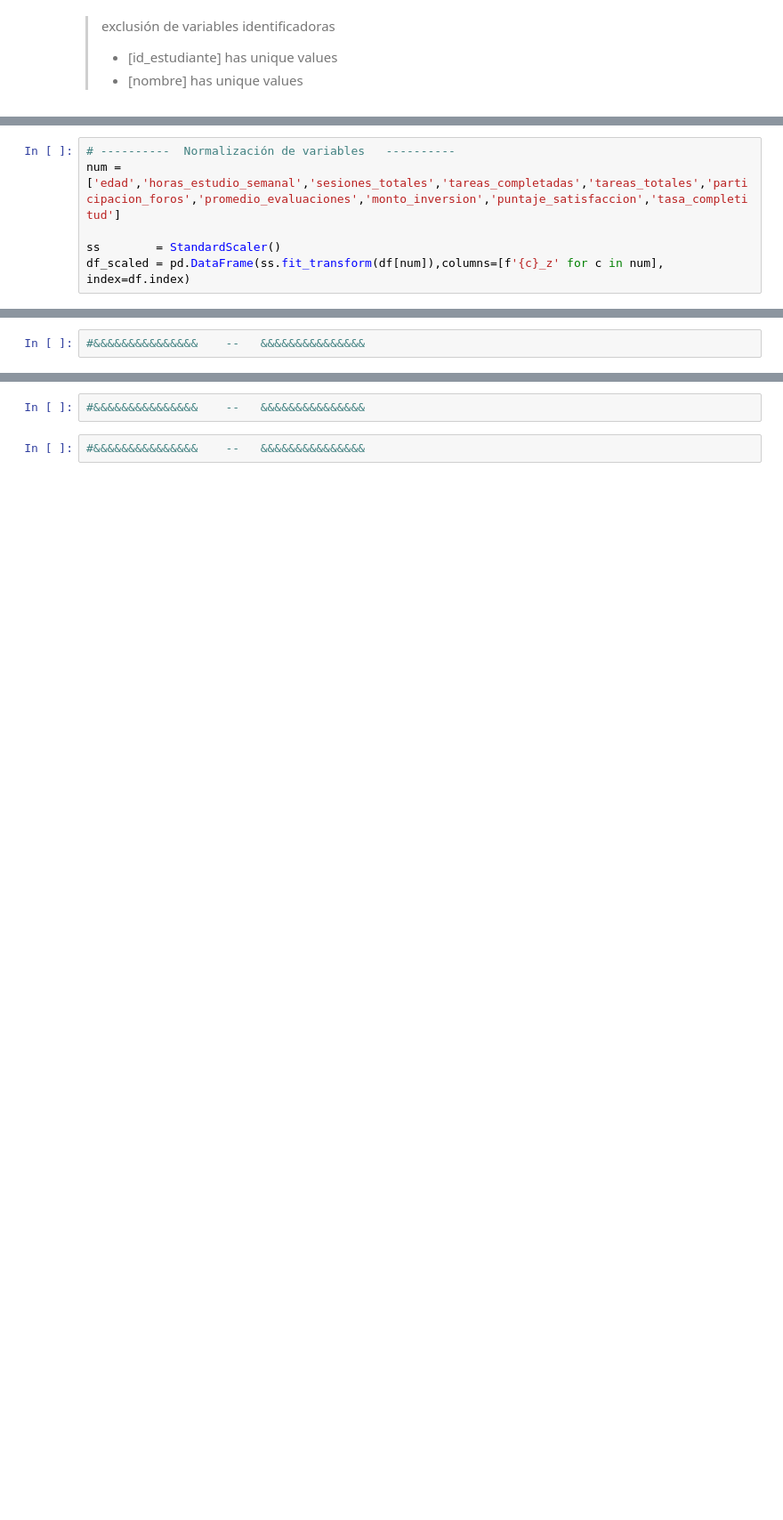
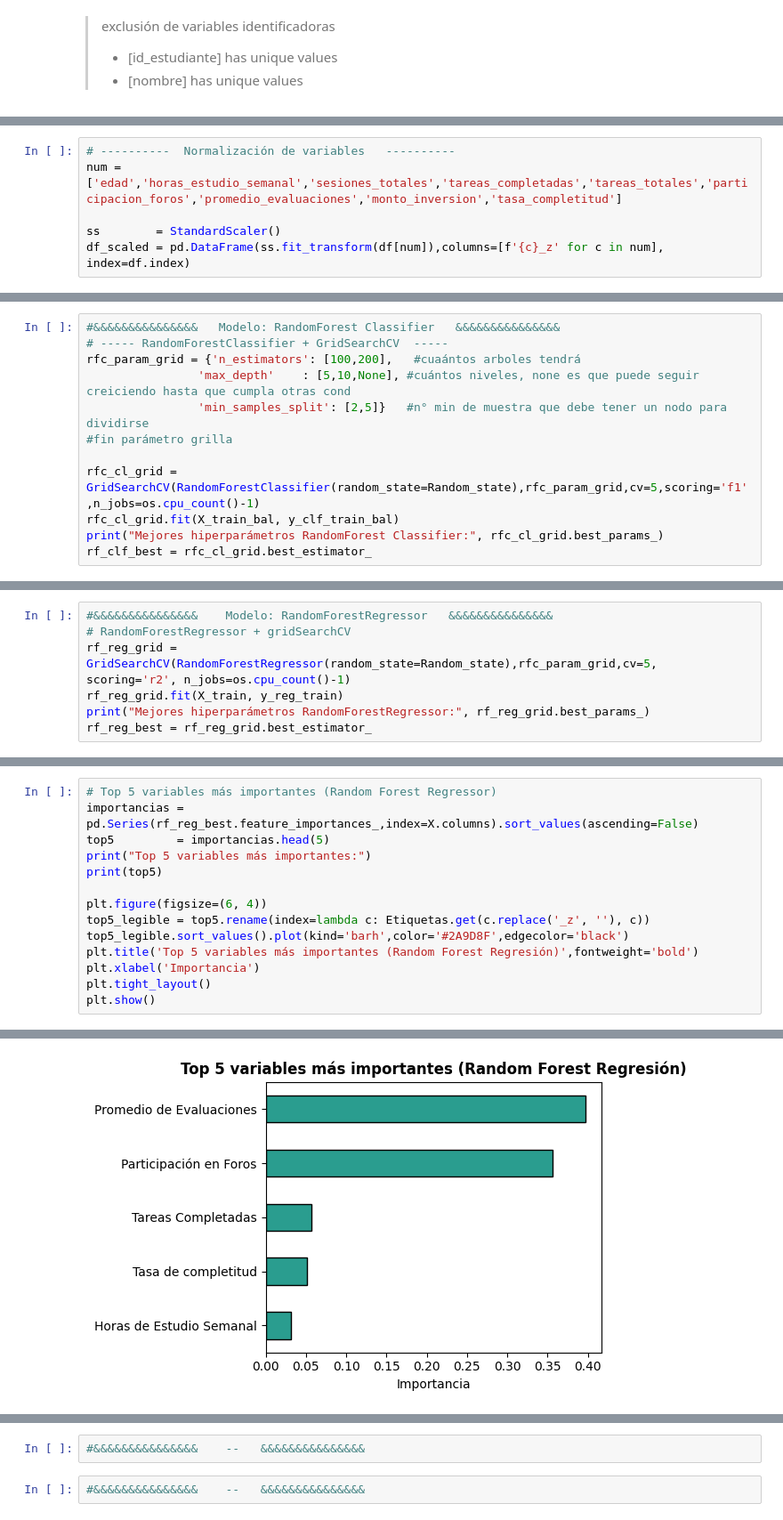
Before and after one commit to JocelynMatus/Data-science-Machine-Learning, a Jupyter notebook: P1-final-.ipynb, the cells around one changed output, grey strips where cells are left out. Shown at 89% size. Drawn from its saved outputs; the diff is of its cells as text; blank space fills up the shorter version.

```diff
--- a/P1-final-.ipynb
+++ b/P1-final-.ipynb
@@ -713,6 +721,6 @@ Columnas generadas por OneHotEncoder: ['curso_completado_1', 'estudiante_activo_
 # %%
 # ----------  Normalización de variables   ----------
-num = ['edad','horas_estudio_semanal','sesiones_totales','tareas_completadas','tareas_totales','participacion_foros','promedio_evaluaciones','monto_inversion','puntaje_satisfaccion','tasa_completitud']
+num = ['edad','horas_estudio_semanal','sesiones_totales','tareas_completadas','tareas_totales','participacion_foros','promedio_evaluaciones','monto_inversion','tasa_completitud']
 
 ss        = StandardScaler()
 df_scaled = pd.DataFrame(ss.fit_transform(df[num]),columns=[f'{c}_z' for c in num], index=df.index)
@@ -795,3 +809,15 @@ Objetivo: Predecir si un estudiante completará el curso
   - ROC-AUC
   - Matriz de confusión
 - Reporta los mejores hiperparámetros y compara ambos modelos.
+# %%
+#&&&&&&&&&&&&&&&   Modelo: RandomForest Classifier   &&&&&&&&&&&&&&&
+# ----- RandomForestClassifier + GridSearchCV  -----
+rfc_param_grid = {'n_estimators': [100,200],   #cuaántos arboles tendrá
+                'max_depth'    : [5,10,None], #cuántos niveles, none es que puede seguir creiciendo hasta que cumpla otras cond
+                'min_samples_split': [2,5]}   #n° min de muestra que debe tener un nodo para dividirse
+#fin parámetro grilla
+
+rfc_cl_grid = GridSearchCV(RandomForestClassifier(random_state=Random_state),rfc_param_grid,cv=5,scoring='f1',n_jobs=os.cpu_count()-1)
+rfc_cl_grid.fit(X_train_bal, y_clf_train_bal)
+print("Mejores hiperparámetros RandomForest Classifier:", rfc_cl_grid.best_params_)
+rf_clf_best = rfc_cl_grid.best_estimator_
@@ -800,2 +918,7 @@ Objetivo: Predecir si un estudiante completará el curso
 # %%
-#&&&&&&&&&&&&&&&    --   &&&&&&&&&&&&&&&
+#&&&&&&&&&&&&&&&    Modelo: RandomForestRegressor   &&&&&&&&&&&&&&&
+# RandomForestRegressor + gridSearchCV
+rf_reg_grid = GridSearchCV(RandomForestRegressor(random_state=Random_state),rfc_param_grid,cv=5, scoring='r2', n_jobs=os.cpu_count()-1)
+rf_reg_grid.fit(X_train, y_reg_train)
+print("Mejores hiperparámetros RandomForestRegressor:", rf_reg_grid.best_params_)
+rf_reg_best = rf_reg_grid.best_estimator_
@@ -807,0 +983,15 @@ Objetivo: Predecir si un estudiante completará el curso
+# %%
+# Top 5 variables más importantes (Random Forest Regressor)
+importancias = pd.Series(rf_reg_best.feature_importances_,index=X.columns).sort_values(ascending=False)
+top5         = importancias.head(5)
+print("Top 5 variables más importantes:")
+print(top5)
+
+plt.figure(figsize=(6, 4))
+top5_legible = top5.rename(index=lambda c: Etiquetas.get(c.replace('_z', ''), c))
+top5_legible.sort_values().plot(kind='barh',color='#2A9D8F',edgecolor='black')
+plt.title('Top 5 variables más importantes (Random Forest Regresión)',fontweight='bold')
+plt.xlabel('Importancia')
+plt.tight_layout()
+plt.show()
+# %% [output]
@@ -807,0 +1005 @@ Objetivo: Predecir si un estudiante completará el curso
+[figure, added]
```
Also changed, not shown: parts of 46 cells of this notebook.
